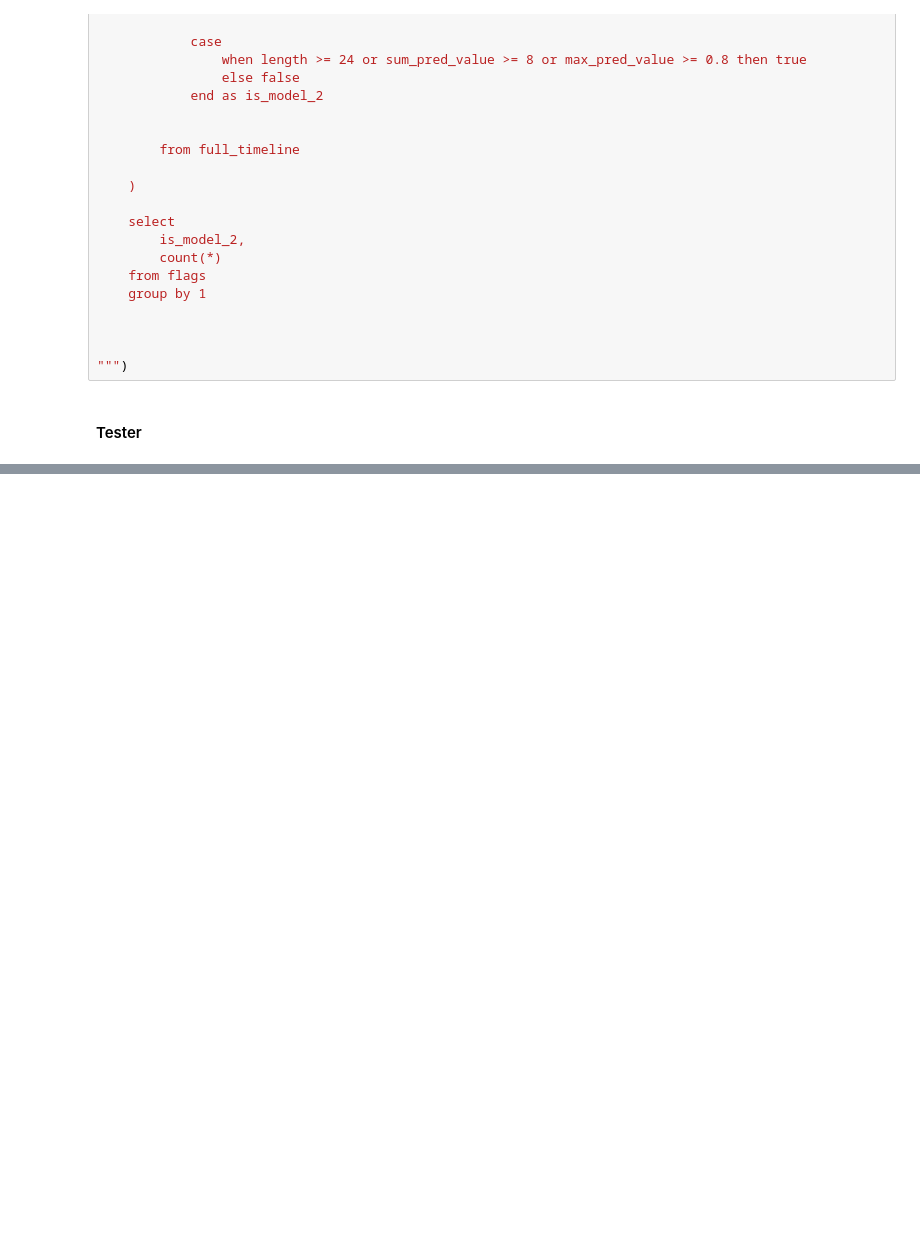
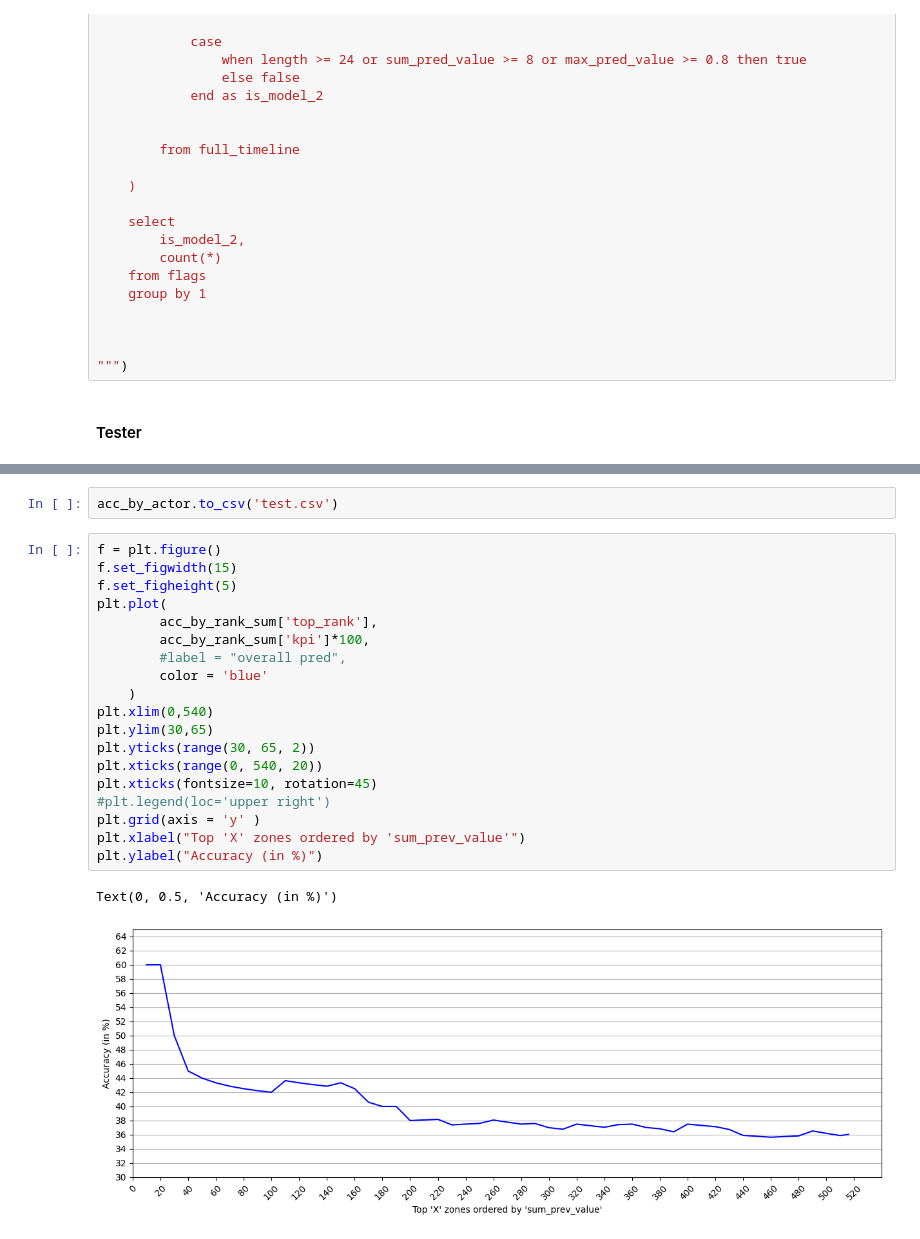
Before and after one commit to ssabalain/who_is_on_screen, a Jupyter notebook: src/jupyter_notebooks/12_analyzing_movie.ipynb, the cells around one changed output, grey strips where cells are left out. Drawn from its saved outputs; the diff is of its cells as text; blank space fills up the shorter version.

```diff
--- a/src/jupyter_notebooks/12_analyzing_movie.ipynb
+++ b/src/jupyter_notebooks/12_analyzing_movie.ipynb
@@ -306,3 +314,27 @@ sqldf("""
+# %%
+acc_by_actor.to_csv('test.csv')
+# %%
+f = plt.figure()
+f.set_figwidth(15)
+f.set_figheight(5)
+plt.plot(
+        acc_by_rank_sum['top_rank'],
+        acc_by_rank_sum['kpi']*100,
+        #label = "overall pred",
+        color = 'blue'
+    )
+plt.xlim(0,540)
+plt.ylim(30,65)
+plt.yticks(range(30, 65, 2))
+plt.xticks(range(0, 540, 20))
+plt.xticks(fontsize=10, rotation=45)
+#plt.legend(loc='upper right')
+plt.grid(axis = 'y' )
+plt.xlabel("Top 'X' zones ordered by 'sum_prev_value'")
+plt.ylabel("Accuracy (in %)")
+# %% [output]
+Text(0, 0.5, 'Accuracy (in %)')
+[figure, added]
 # %%
 scene_path = './datasets/videos/inception.mkv'
 frame = get_frame_from_video(video_path = scene_path,frame_number = 5930)#timestamp = '00:00:12.000')
```
Also changed, not shown: parts of 10 cells of this notebook.
